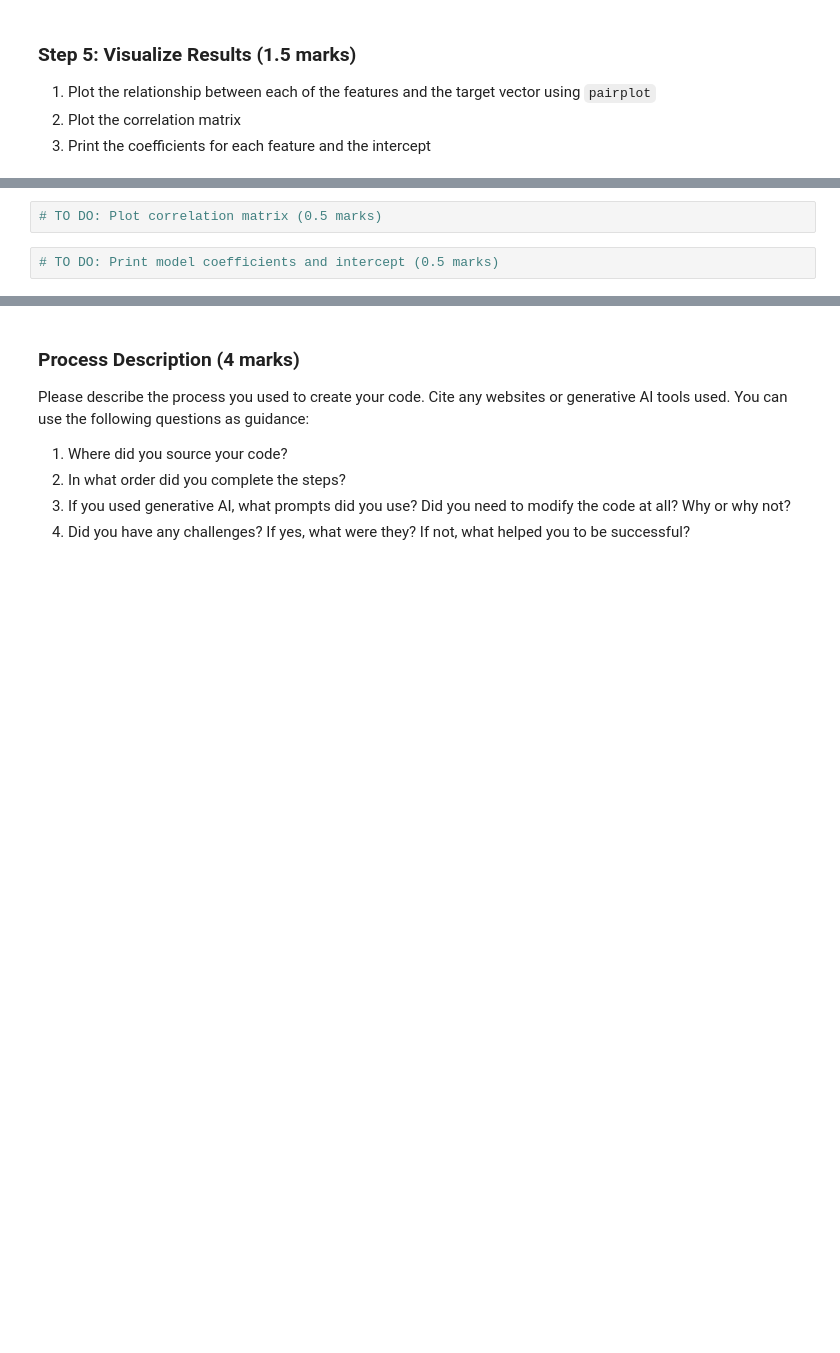
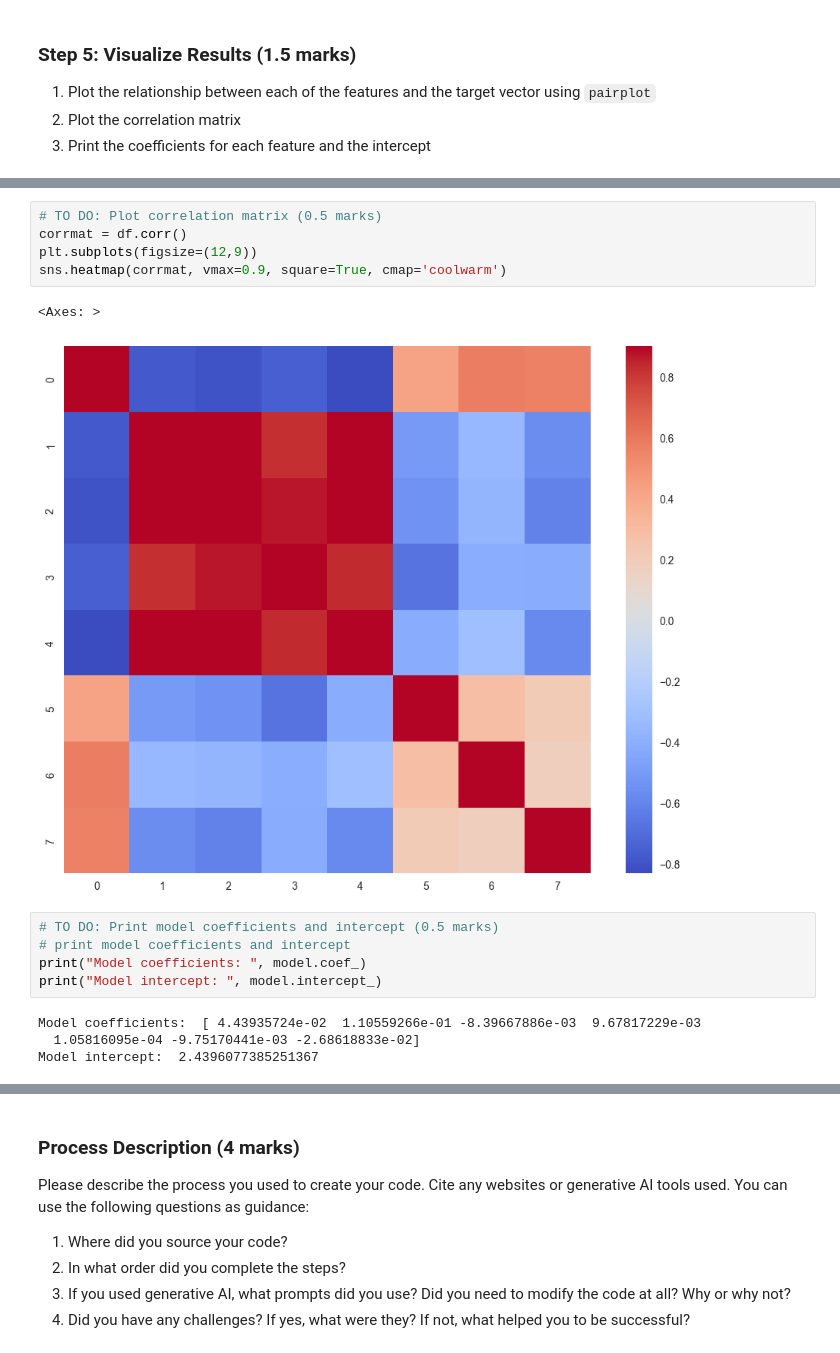
Before and after one commit to aneeshb7/ensf-611, a Jupyter notebook: assignments/Assignment 2.ipynb, the cells around one changed output, grey strips where cells are left out. Drawn from its saved outputs; the diff is of its cells as text; blank space fills up the shorter version.

```diff
--- a/assignments/Assignment 2.ipynb
+++ b/assignments/Assignment 2.ipynb
@@ -156,7 +327,20 @@ Calculate the testing accuracy using the R^2 score
 # %%
 # TO DO: Plot correlation matrix (0.5 marks)
+corrmat = df.corr()
+plt.subplots(figsize=(12,9))
+sns.heatmap(corrmat, vmax=0.9, square=True, cmap='coolwarm')
+# %% [output]
+<Axes: >
+[figure, added]
 # %%
 # TO DO: Print model coefficients and intercept (0.5 marks)
+# print model coefficients and intercept
+print("Model coefficients: ", model.coef_)
+print("Model intercept: ", model.intercept_)
+# %% [output]
+Model coefficients:  [ 4.43935724e-02  1.10559266e-01 -8.39667886e-03  9.67817229e-03
+  1.05816095e-04 -9.75170441e-03 -2.68618833e-02]
+Model intercept:  2.4396077385251367
 # %% [markdown]
 ### Questions (6 marks)
 1. Did using a linear model produce good results for this dataset? Why or why not?
```
Also changed, not shown: parts of 19 cells of this notebook.
